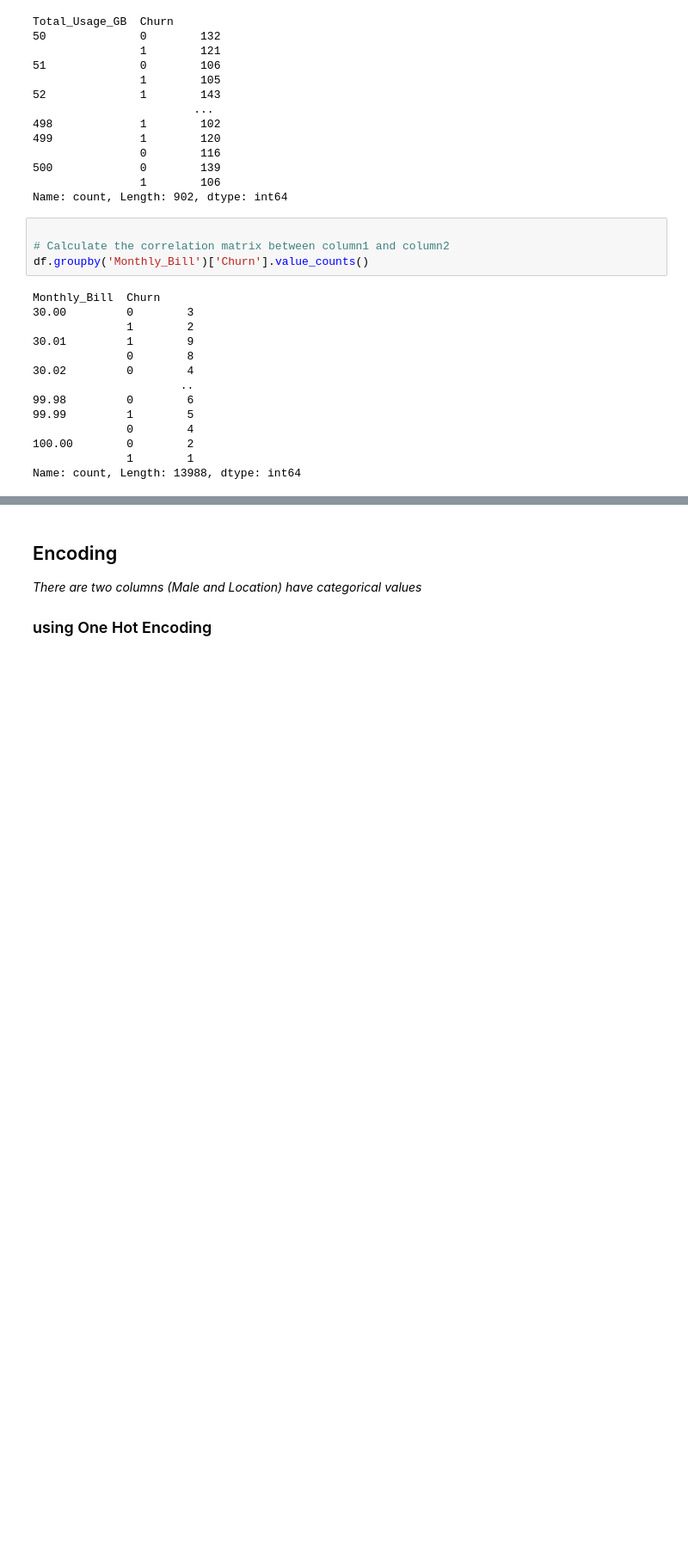
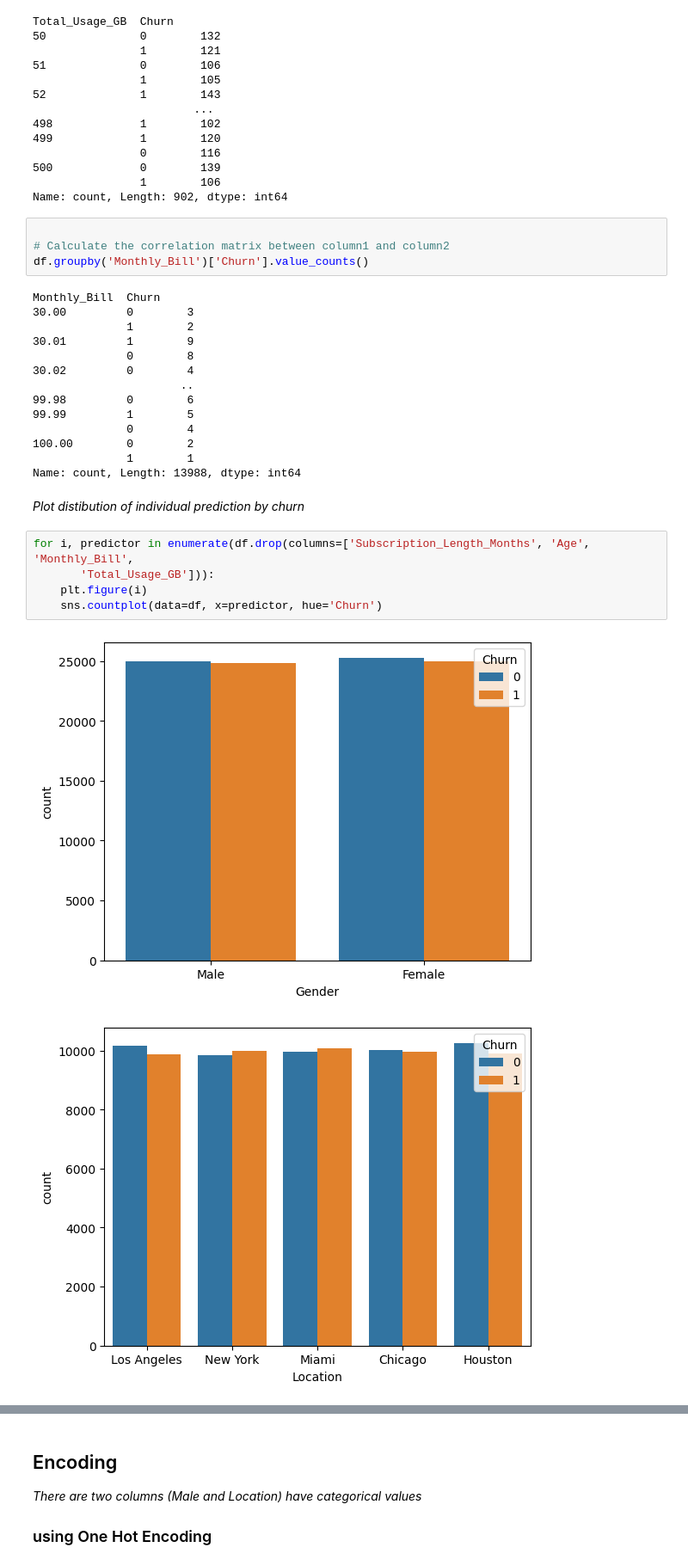
Before and after one commit to shyanukant/churnpredict, a Jupyter notebook: model/notebook.ipynb, the cells around one changed output, grey strips where cells are left out. Shown at 86% size. Cells and saved outputs as stored; diff of their text form; blank space fills up the shorter version.

```diff
--- a/model/notebook.ipynb
+++ b/model/notebook.ipynb
@@ -199,3 +226,13 @@ Monthly_Bill  Churn
 100.00        0        2
               1        1
 Name: count, Length: 13988, dtype: int64
+# %% [markdown]
+*Plot distibution of individual prediction by churn*
+# %%
+for i, predictor in enumerate(df.drop(columns=['Subscription_Length_Months', 'Age', 'Monthly_Bill',
+       'Total_Usage_GB'])):
+    plt.figure(i)
+    sns.countplot(data=df, x=predictor, hue='Churn')
+# %% [output]
+[figure, added]
+[figure, added]
```
Also changed, not shown: parts of 51 cells of this notebook, 4 other files.
